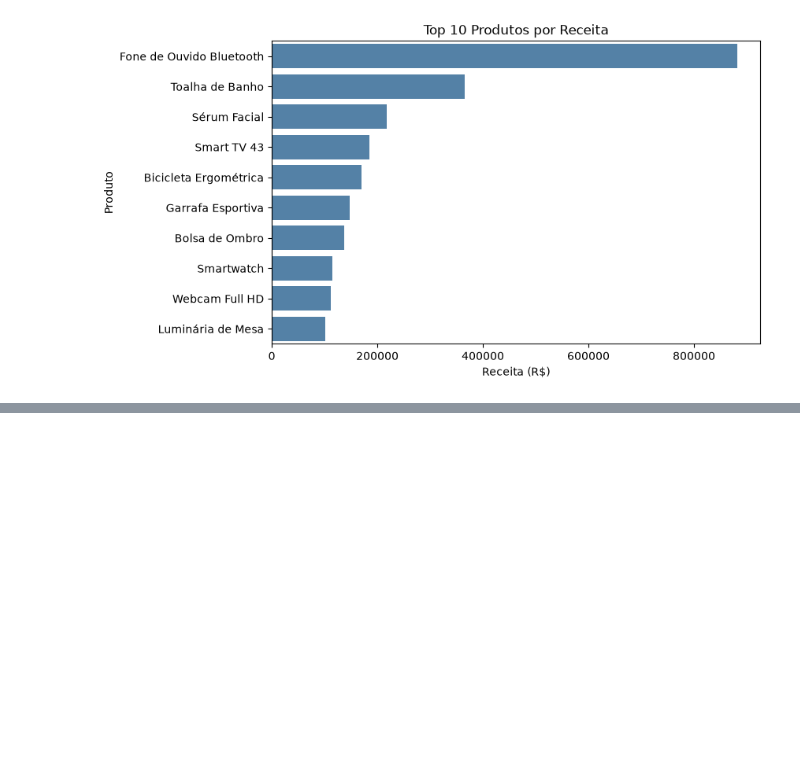
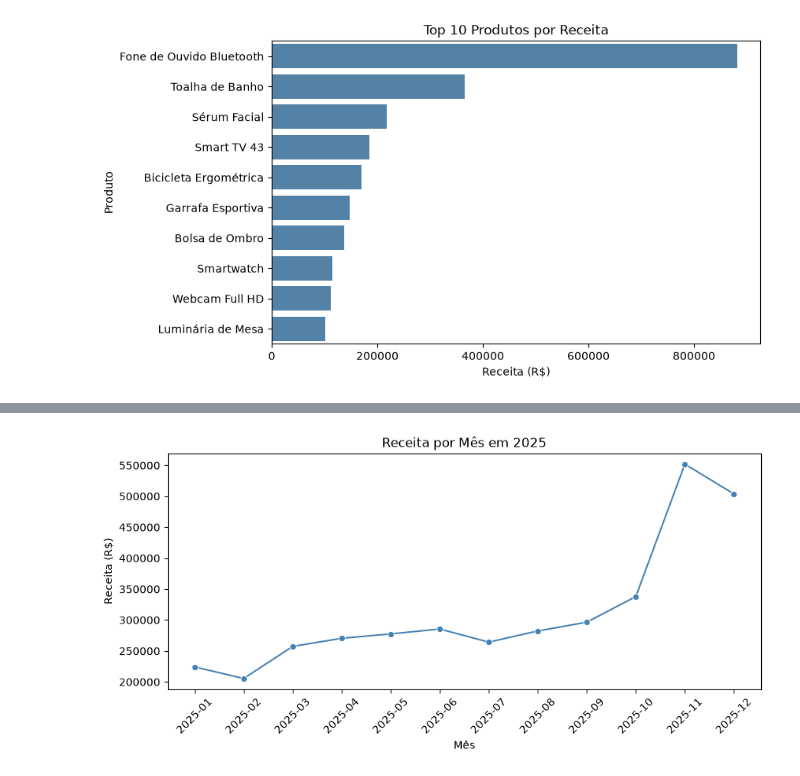
Before and after one commit to ricardo-paganini/ecommerce-sales-analysis, a Jupyter notebook: ecommerce-sales-analysis.ipynb, the cells around one changed output, grey strips where cells are left out. Cells and saved outputs as stored; diff of their text form; code cells hidden in the pictures; blank space fills up the shorter version.

Commit message:
Add product observations and monthly revenue analysis

```diff
--- a/ecommerce-sales-analysis.ipynb
+++ b/ecommerce-sales-analysis.ipynb
@@ -503,0 +517,14 @@ plt.show()
+# %%
+query = '''
+SELECT strftime('%Y-%m', o.order_date) AS month,
+       ROUND(SUM(oi.quantity * p.unit_price), 2) AS revenue
+FROM order_items oi
+JOIN orders o ON oi.order_id = o.order_id
+JOIN products p ON oi.product_id = p.product_id
+WHERE o.status = 'Entregue'
+GROUP BY month
+ORDER BY month
+'''
+
+monthly_revenue = pd.read_sql(query, conn)
+display(monthly_revenue)
@@ -503,0 +545,10 @@ plt.show()
+# %%
+plt.figure(figsize=(10, 4))
+sns.lineplot(data=monthly_revenue, x='month', y='revenue', marker='o', color='steelblue')
+plt.title('Receita por Mês em 2025')
+plt.xlabel('Mês')
+plt.ylabel('Receita (R$)')
+plt.xticks(rotation=45)
+plt.show()
+# %% [output]
+[figure, added]
```
Also changed, not shown: parts of 3 cells of this notebook.
